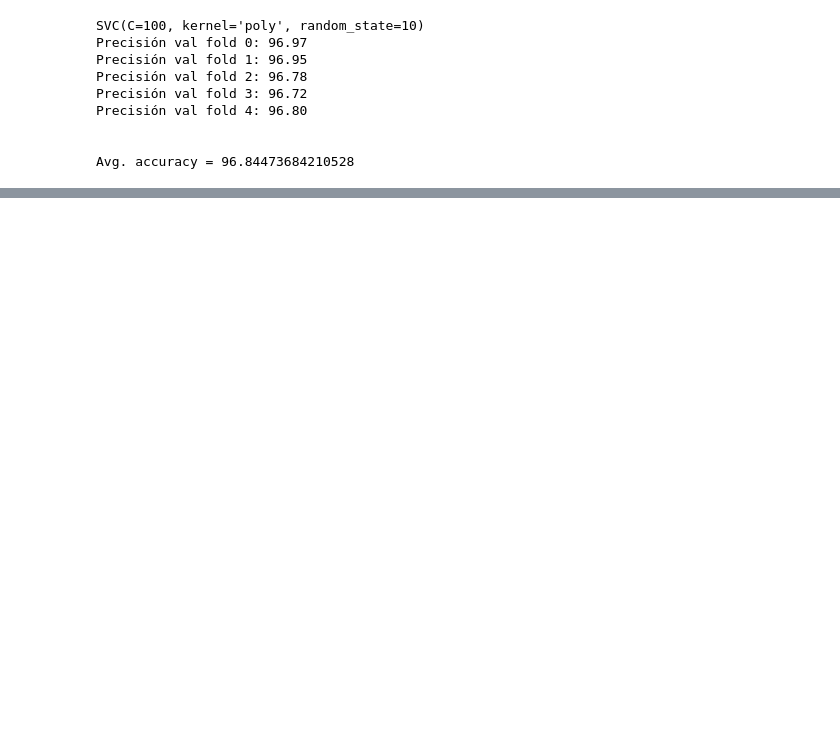
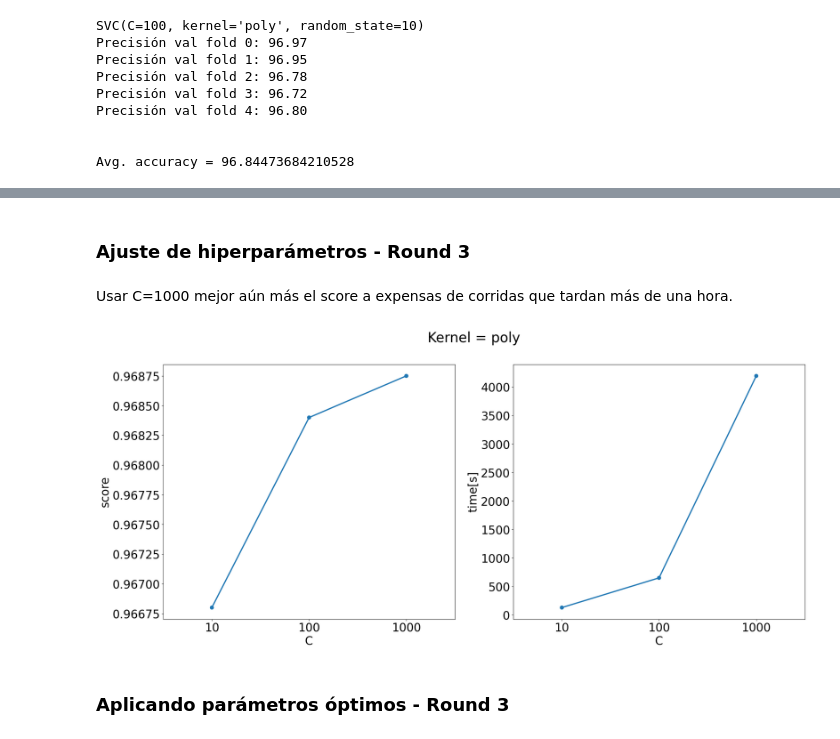
Before and after one commit to Cheva94/Diplo_G22, a Jupyter notebook: AS/svm.ipynb, the cells around one changed output, grey strips where cells are left out. Saved outputs shown, nothing was run; the diff lists cells and outputs as text; code cells hidden in the pictures; blank space fills up the shorter version.

Commit message:
poly con 1000

```diff
--- a/AS/svm.ipynb
+++ b/AS/svm.ipynb
@@ -336,0 +328,2 @@ submission.to_csv("results/svm_poly.csv", header=True, index=False)
+# %% [markdown]
+### Ajuste de hiperparámetros - Round 3
@@ -336,0 +338,19 @@ submission.to_csv("results/svm_poly.csv", header=True, index=False)
+# %%
+grid_poly_C = pd.read_csv('svm/svm_gridsearch_poly_C.csv', sep=',')
+# %% [markdown]
+Usar C=1000 mejor aún más el score a expensas de corridas que tardan más de una hora.
+# %%
+plt.rcParams["font.size"] = 25
+
+fig, axs = plt.subplots(1, 2, figsize=(25, 10))
+fig.suptitle('Kernel = poly')
+
+sns.pointplot(grid_poly_C, x='C', y='score', ax=axs[0], markers='o')
+
+sns.pointplot(grid_poly_C, x='C', y='time[s]', ax=axs[1], markers='o')
+
+plt.show()
+# %% [output]
+[figure, added]
+# %% [markdown]
+### Aplicando parámetros óptimos - Round 3
```
Also changed, not shown: parts of 23 cells of this notebook, 2 other files.
